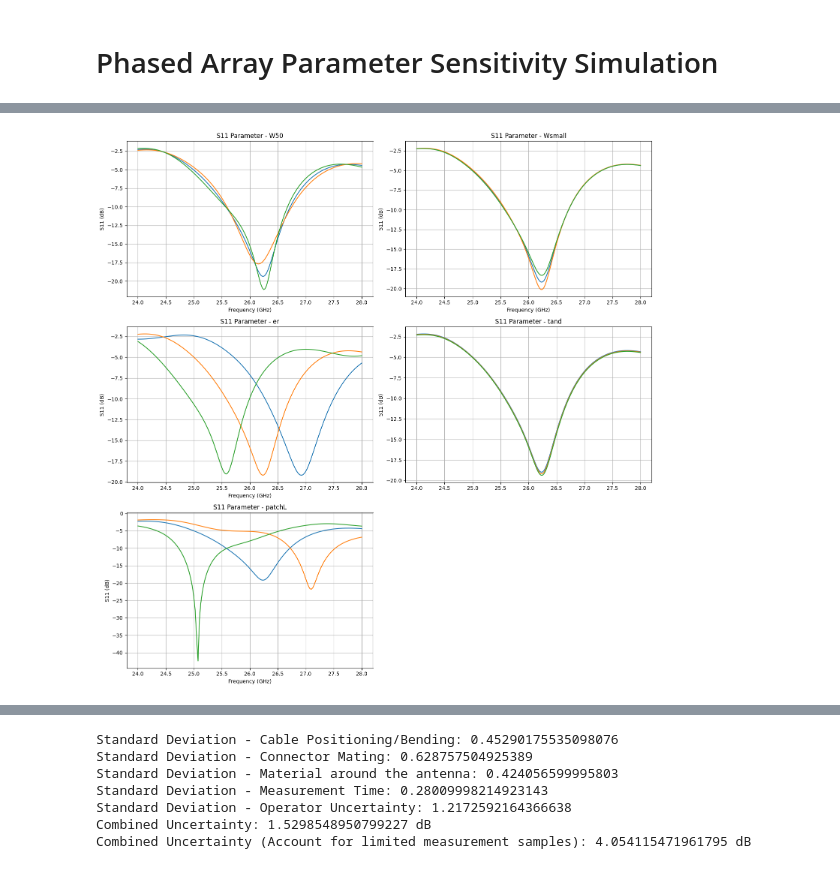
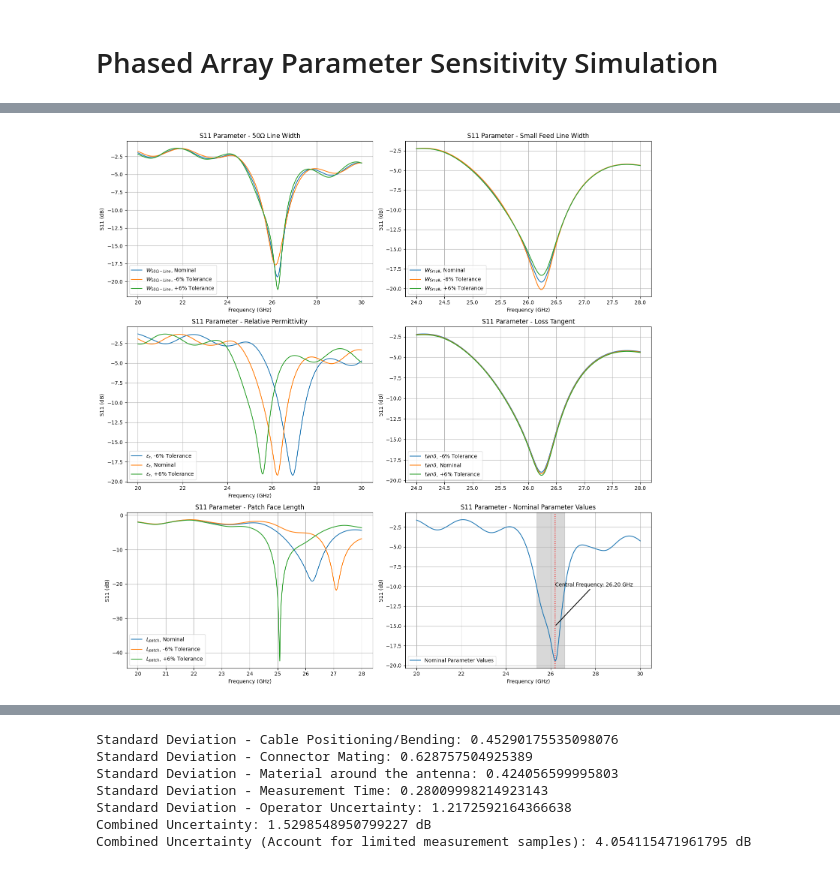
Before and after one commit to maestroque/phased-arrays, a Jupyter notebook: UncertaintyAnalysis.ipynb, the cells around one changed output, grey strips where cells are left out. Saved outputs shown, nothing was run; the diff lists cells and outputs as text; code cells hidden in the pictures.

```diff
--- a/UncertaintyAnalysis.ipynb
+++ b/UncertaintyAnalysis.ipynb
@@ -6,16 +6,0 @@ import numpy as np
-# %%
-def plot_touchstone(parameter, i, j, f_min, f_max):
-    for k in range(1, 4):
-        filename = "touchstone/parameter-" + parameter + "_" + str(k) + ".s4p"
-        a = rf.Network(filename)
-        f_min_indices = np.where(a.frequency.f_scaled >= f_min)[0]
-        f_max_indices = np.where(a.frequency.f_scaled <= f_max)[0]
-        min_index = f_min_indices[0]
-        max_index = f_max_indices[-1]
-        plt.plot(a.frequency.f_scaled[min_index:max_index+1], a.s_db[min_index:max_index+1, i, j], label=parameter + "_" + str(k))
-
-
-def bandwidth(filename, i, j):
-    a = rf.Network(filename)
-    bw_f = [f for f, s11 in zip(a.frequency.f_scaled, a.s_db[:, 0, 0]) if s11 < -10 and 20 <= f <= 30]
-    print('Bandwidth:', bw_f[-1] - bw_f[0])
@@ -24,42 +50,77 @@ plt.figure(figsize=(15, 15))  # Increase the figure size to accommodate all plot
 
 # Plot S11 parameter for W50
 plt.subplot(3, 2, 1)  # Adjust the subplot layout to accommodate all plots
-plot_touchstone('W50', 1, 1, 24, 28)
+plot_touchstone('W50', 1, 1, 20, 30)
 plt.xlabel('Frequency (GHz)')
 plt.ylabel('S11 (dB)')
-plt.title('S11 Parameter - W50')
+plt.title('S11 Parameter - 50$\\Omega$ Line Width')
 plt.grid(True)
+plt.legend(['$W_{50\\Omega-Line}$, Nominal', '$W_{50\\Omega-Line}$, -6% Tolerance', '$W_{50\\Omega-Line}$, +6% Tolerance'])
 
 # Plot S11 parameter for Wsmall
 plt.subplot(3, 2, 2)  # Adjust the subplot layout to accommodate all plots
 plot_touchstone('Wsmall', 1, 1, 24, 28)
 plt.xlabel('Frequency (GHz)')
 plt.ylabel('S11 (dB)')
-plt.title('S11 Parameter - Wsmall')
+plt.title('S11 Parameter - Small Feed Line Width')
 plt.grid(True)
+plt.legend(['$W_{Small}$, Nominal', '$W_{Small}$, -6% Tolerance', '$W_{Small}$, +6% Tolerance'])
 
 # Plot S11 parameter for er
 plt.subplot(3, 2, 3)  # Adjust the subplot layout to accommodate all plots
-plot_touchstone('er', 1, 1, 24, 28)
+plot_touchstone('er', 1, 1, 20, 30)
 plt.xlabel('Frequency (GHz)')
 plt.ylabel('S11 (dB)')
-plt.title('S11 Parameter - er')
+plt.title('S11 Parameter - Relative Permittivity')
 plt.grid(True)
+plt.legend(['$\\epsilon_r$, -6% Tolerance', '$\\epsilon_r$, Nominal', '$\\epsilon_r$, +6% Tolerance'])
 
 # Plot S11 parameter for tand
 plt.subplot(3, 2, 4)  # Adjust the subplot layout to accommodate all plots
 plot_touchstone('tand', 1, 1, 24, 28)
 plt.ylabel('S11 (dB)')
-plt.title('S11 Parameter - tand')
+plt.title('S11 Parameter - Loss Tangent')
 plt.grid(True)
+plt.legend(['$tan\\delta$, -6% Tolerance', '$tan\\delta$, Nominal', '$tan\\delta$, +6% Tolerance'])
 
 # Plot S11 parameter for patchL
 plt.subplot(3, 2, 5)  # Adjust the subplot layout to accommodate all plots
-plot_touchstone('patchL', 1, 1, 24, 28)
+plot_touchstone('patchL', 1, 1, 20, 28)
 plt.xlabel('Frequency (GHz)')
 plt.ylabel('S11 (dB)')
-plt.title('S11 Parameter - patchL')
+plt.title('S11 Parameter - Patch Face Length')
 plt.grid(True)
+plt.legend(['$L_{patch}$, Nominal', '$L_{patch}$, -6% Tolerance', '$L_{patch}$, +6% Tolerance'])
+
+# Plot S11 parameter for patchL
+plt.subplot(3, 2, 6)  # Adjust the subplot layout to accommodate all plots
+a = rf.Network('touchstone/parameter-W50_1.s4p')
+f_min_indices = np.where(a.frequency.f_scaled >= 20)[0]
+f_max_indices = np.where(a.frequency.f_scaled <= 30)[0]
+min_index = f_min_indices[0]
+max_index = f_max_indices[-1]
+plt.plot(a.frequency.f_scaled[min_index:max_index+1], a.s_db[min_index:max_index+1, 0, 0])
+plt.xlabel('Frequency (GHz)')
+plt.ylabel('S11 (dB)')
+plt.title('S11 Parameter - Nominal Parameter Values')
+plt.grid(True)
+plt.legend(['Nominal Parameter Values', '$L_{patch}$, -6% Tolerance', '$L_{patch}$, +6% Tolerance'])
+# Annotate minimum value
+min_value = np.min(a.s_db[min_index:max_index+1, 0, 0])
+# plt.annotate(f'Minimum: {min_value:.2f} dB', xy=(central_freq, min_value), xytext=(central_freq, min_value-5),
+#              arrowprops=dict(arrowstyle='->'))
+
+# Annotate central frequency
+f_0 = central_freq('touchstone/parameter-W50_1.s4p', 20, 30)
+plt.axvline(x=f_0, linestyle=':', color='r')
+plt.annotate(f'Central Frequency: {f_0:.2f} GHz', xy=(f_0, -15), xytext=(f_0, -10),
+             arrowprops=dict(arrowstyle='-', linewidth=1.5))
+
+# Annotate bandwidth
+[f1, f2] = bandwidth('touchstone/parameter-W50_1.s4p', 20, 30, -10, False)
+plt.axvspan(f1, f2, alpha=0.3, color='gray')
+# plt.annotate(f'Bandwidth: {bw:.2f} GHz', xy=(f_0, -15), xytext=(f_0, -10),
+#              arrowprops=dict(arrowstyle='-', linewidth=1.5))
 
 plt.tight_layout()
 plt.show()
@@ -67 +145 @@ plt.show()
-[figure, old version]
+[figure, new version]
```
Also changed, not shown: parts of 9 cells of this notebook, 17 other files.
